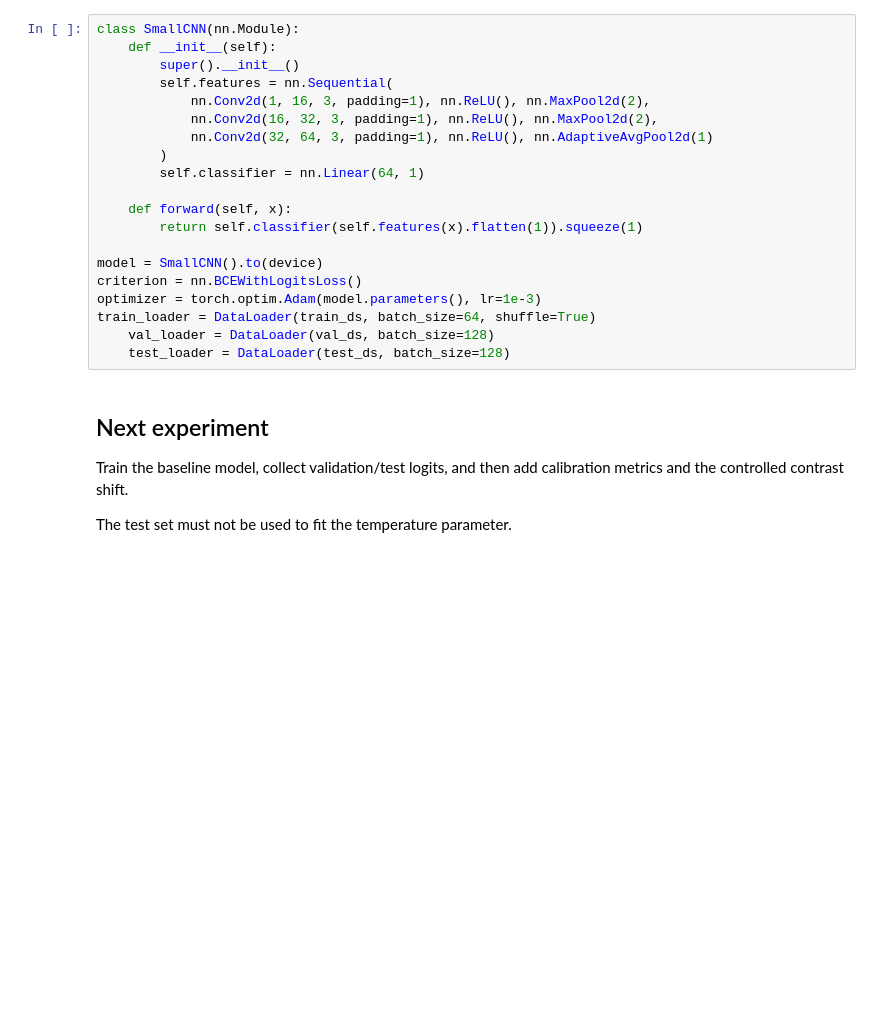
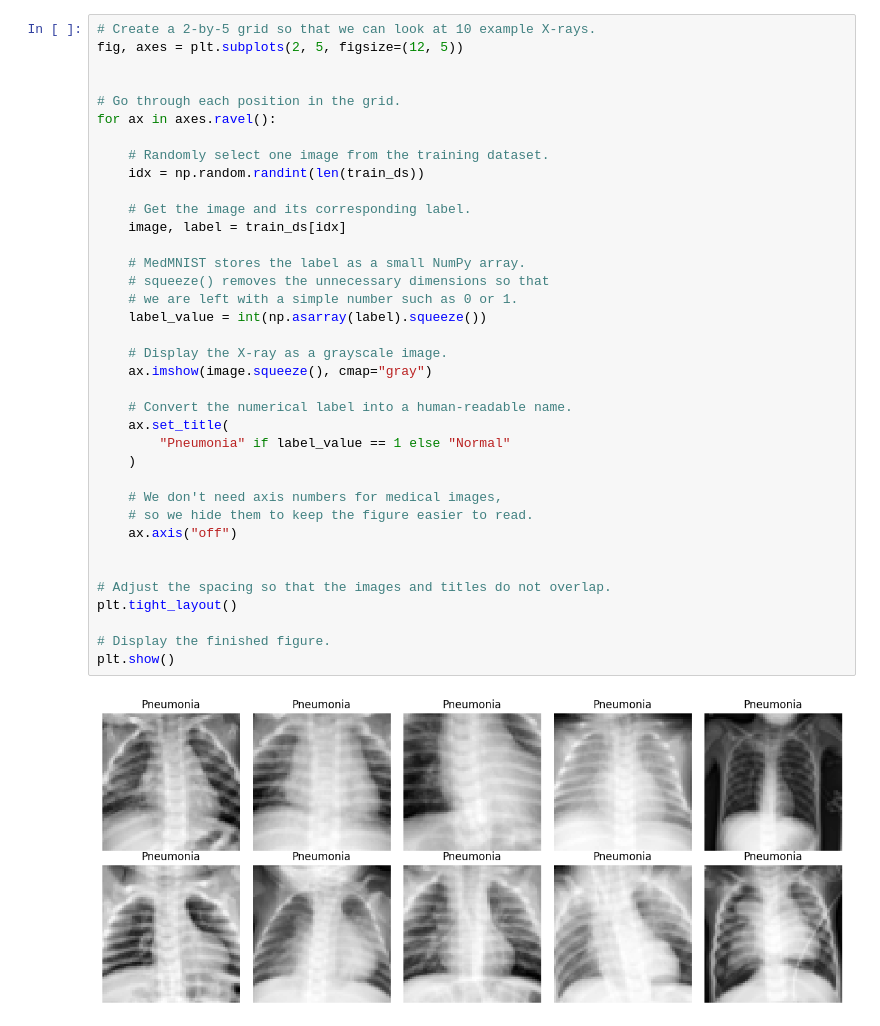
Before and after one commit to BhagyaprasadVastrad/trustworthy-ai-medical-imaging, a Jupyter notebook: notebooks/01_pneumoniamnist_calibration.ipynb, the cells around one changed output. Cells and saved outputs as stored; diff of their text form; blank space fills up the shorter version.

```diff
--- a/notebooks/01_pneumoniamnist_calibration.ipynb
+++ b/notebooks/01_pneumoniamnist_calibration.ipynb
@@ -34,26 +126,39 @@ print('Labels:', train_ds.info['label'])
-# %%
-class SmallCNN(nn.Module):
-    def __init__(self):
-        super().__init__()
-        self.features = nn.Sequential(
-            nn.Conv2d(1, 16, 3, padding=1), nn.ReLU(), nn.MaxPool2d(2),
-            nn.Conv2d(16, 32, 3, padding=1), nn.ReLU(), nn.MaxPool2d(2),
-            nn.Conv2d(32, 64, 3, padding=1), nn.ReLU(), nn.AdaptiveAvgPool2d(1)
-        )
-        self.classifier = nn.Linear(64, 1)
-
-    def forward(self, x):
-        return self.classifier(self.features(x).flatten(1)).squeeze(1)
-
-model = SmallCNN().to(device)
-criterion = nn.BCEWithLogitsLoss()
-optimizer = torch.optim.Adam(model.parameters(), lr=1e-3)
-train_loader = DataLoader(train_ds, batch_size=64, shuffle=True)
-    val_loader = DataLoader(val_ds, batch_size=128)
-    test_loader = DataLoader(test_ds, batch_size=128)
-# %% [markdown]
-## Next experiment
-
-Train the baseline model, collect validation/test logits, and then add calibration metrics and the controlled contrast shift.
-
-The test set must not be used to fit the temperature parameter.
+# %%
+# Create a 2-by-5 grid so that we can look at 10 example X-rays.
+fig, axes = plt.subplots(2, 5, figsize=(12, 5))
+
+
+# Go through each position in the grid.
+for ax in axes.ravel():
+
+    # Randomly select one image from the training dataset.
+    idx = np.random.randint(len(train_ds))
+
+    # Get the image and its corresponding label.
+    image, label = train_ds[idx]
+
+    # MedMNIST stores the label as a small NumPy array.
+    # squeeze() removes the unnecessary dimensions so that
+    # we are left with a simple number such as 0 or 1.
+    label_value = int(np.asarray(label).squeeze())
+
+    # Display the X-ray as a grayscale image.
+    ax.imshow(image.squeeze(), cmap="gray")
+
+    # Convert the numerical label into a human-readable name.
+    ax.set_title(
+        "Pneumonia" if label_value == 1 else "Normal"
+    )
+
+    # We don't need axis numbers for medical images,
+    # so we hide them to keep the figure easier to read.
+    ax.axis("off")
+
+
+# Adjust the spacing so that the images and titles do not overlap.
+plt.tight_layout()
+
+# Display the finished figure.
+plt.show()
+# %% [output]
+[figure, added]
```
Also changed, not shown: parts of 29 cells of this notebook.
